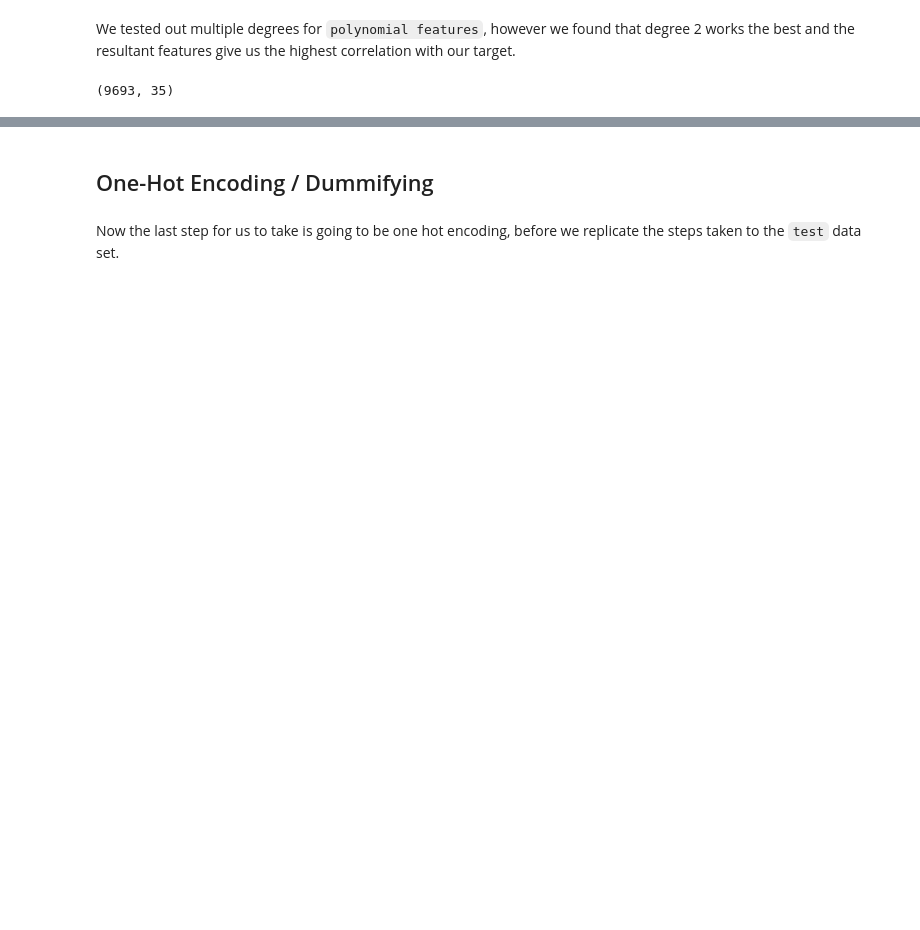
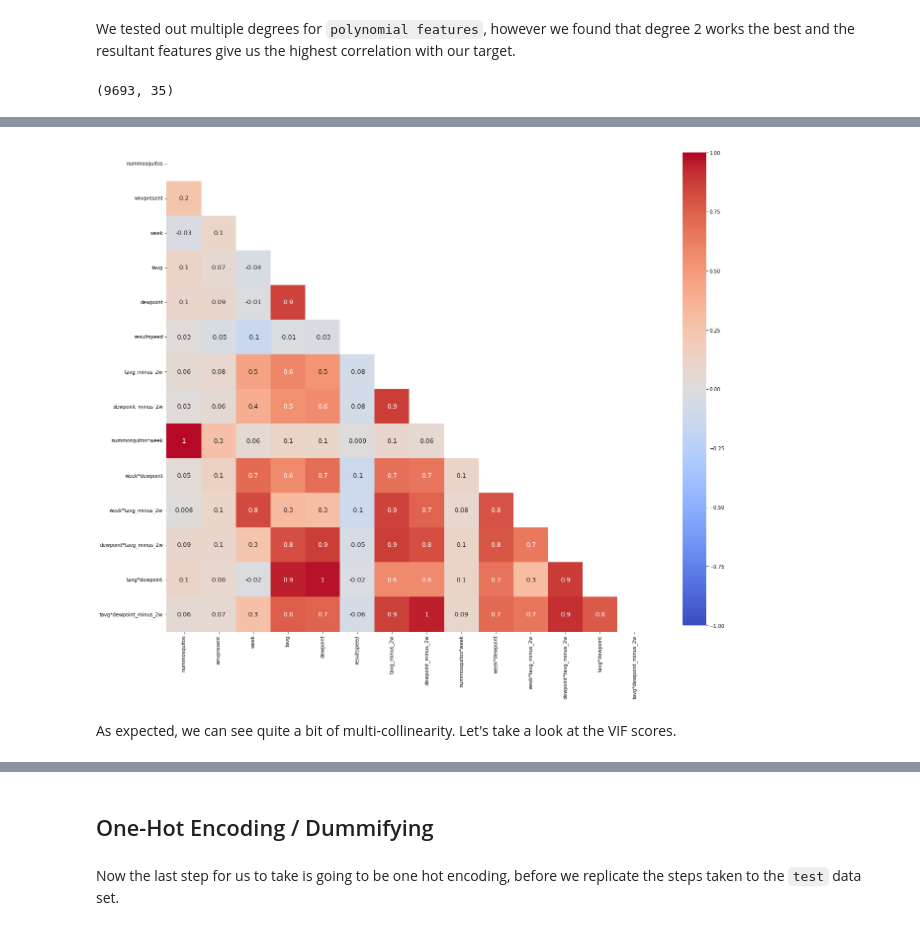
Before and after one commit to sujayjangam/Project-4-DSI, a Jupyter notebook: code/Jay's Feature Engineering.ipynb, the cells around one changed output, grey strips where cells are left out. Drawn from its saved outputs; the diff is of its cells as text; code cells hidden in the pictures; blank space fills up the shorter version.

```diff
--- a/code/Jay's Feature Engineering.ipynb
+++ b/code/Jay's Feature Engineering.ipynb
@@ -274,0 +277,6 @@ df.drop(columns=['nummosquitos', 'dewpoint', 'tavg_minus_2w'], inplace=True)
+# %%
+plot_heatmap(df)
+# %% [output]
+[figure, added]
+# %% [markdown]
+As expected, we can see quite a bit of multi-collinearity. Let's take a look at the VIF scores.
```
Also changed, not shown: parts of 39 cells of this notebook, 1 other file.
